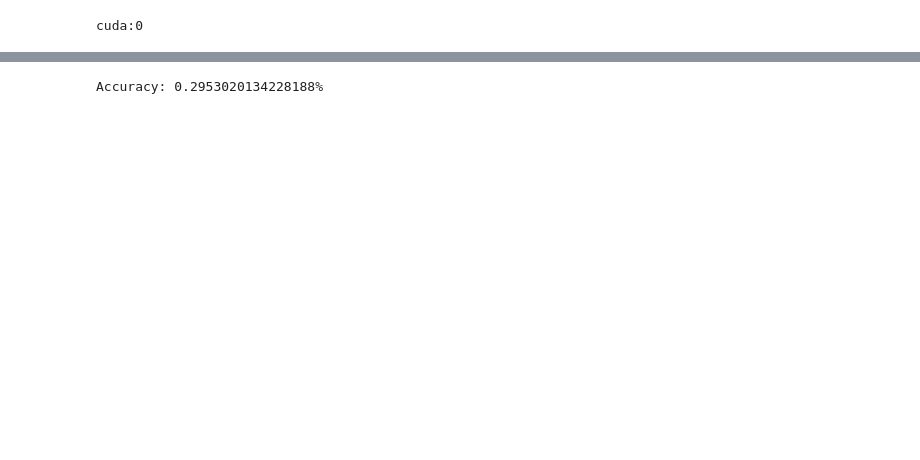
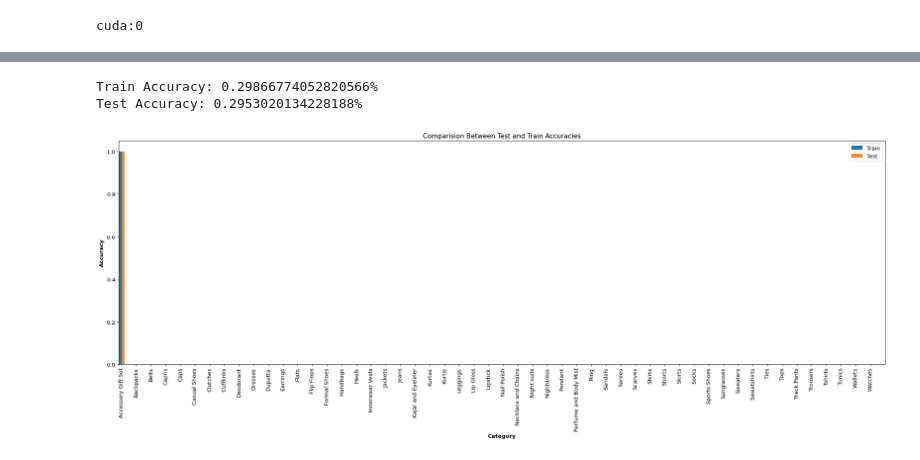
Before and after one commit to mrazimi99/ImageClassification, a Jupyter notebook: ImageClassification.ipynb, the cells around one changed output, grey strips where cells are left out. Cells and saved outputs as stored; diff of their text form; code cells hidden in the pictures; blank space fills up the shorter version.

```diff
--- a/ImageClassification.ipynb
+++ b/ImageClassification.ipynb
@@ -82,4 +219,4 @@ plot_image_distribution(list(dataset), classes)
 # %%
 labels = [elem[1] for elem in dataset]
 validation_split = 0.2
-train_all, test_all, Y_train, Y_test = train_test_split(dataset, labels, test_size=0.2, random_state=42, stratify=labels)
+train_all, test_all, Y_train, Y_test = train_test_split(dataset, labels, test_size=validation_split, random_state=42, stratify=labels)
@@ -134,0 +384,16 @@ cuda:0
+# %%
+def analyse(model, train_loader, test_loader, classes):
+    print('Train ', end='')
+    train_accs = test_model_accuracy(model, train_loader, classes)
+    print('Test ', end='')
+    test_accs = test_model_accuracy(model, test_loader, classes)
+    plt.figure(figsize=(30, 9), dpi= 80, facecolor='w', edgecolor='k')
+    plt.bar([i - 0.1 for i in range(len(classes))], train_accs, width=0.2, label='Train')
+    plt.bar([i + 0.1 for i in range(len(classes))], test_accs, width=0.2, label='Test')
+    plt.legend()
+    plt.xlim(-0.2, len(classes))
+    plt.xticks(list(range(len(classes))), classes, rotation='vertical')
+    plt.title('Comparision Between Test and Train Accuracies')
+    plt.xlabel('Category')
+    plt.ylabel('Accuracy')
+    plt.show()
@@ -135,3 +411,4 @@ cuda:0
 # %%
-model = Model(len(classes))
+image_size = 60 * 80
+model = Model(image_size, [2000, 700, 100] , len(classes), F.relu)
 model = model.to(device)
@@ -193,3 +473,3 @@ def test_model_accuracy(model, test_loader):
 # %%
-fit(model, train_loader, device, criterion, optimizer)
+fit(model, train_loader, device, criterion, optimizer, num_epochs=10)
 # %% [output]
@@ -207,4 +507,6 @@ total training time: 3.560 minutes
 # %%
-test_model_accuracy(model, test_loader)
+analyse(model, train_loader, test_loader, classes)
 # %% [output]
-Accuracy: 0.2953020134228188%
+Train Accuracy: 0.29866774052820566%
+Test Accuracy: 0.2953020134228188%
+[figure, added]
```
Also changed, not shown: parts of 31 cells of this notebook.
